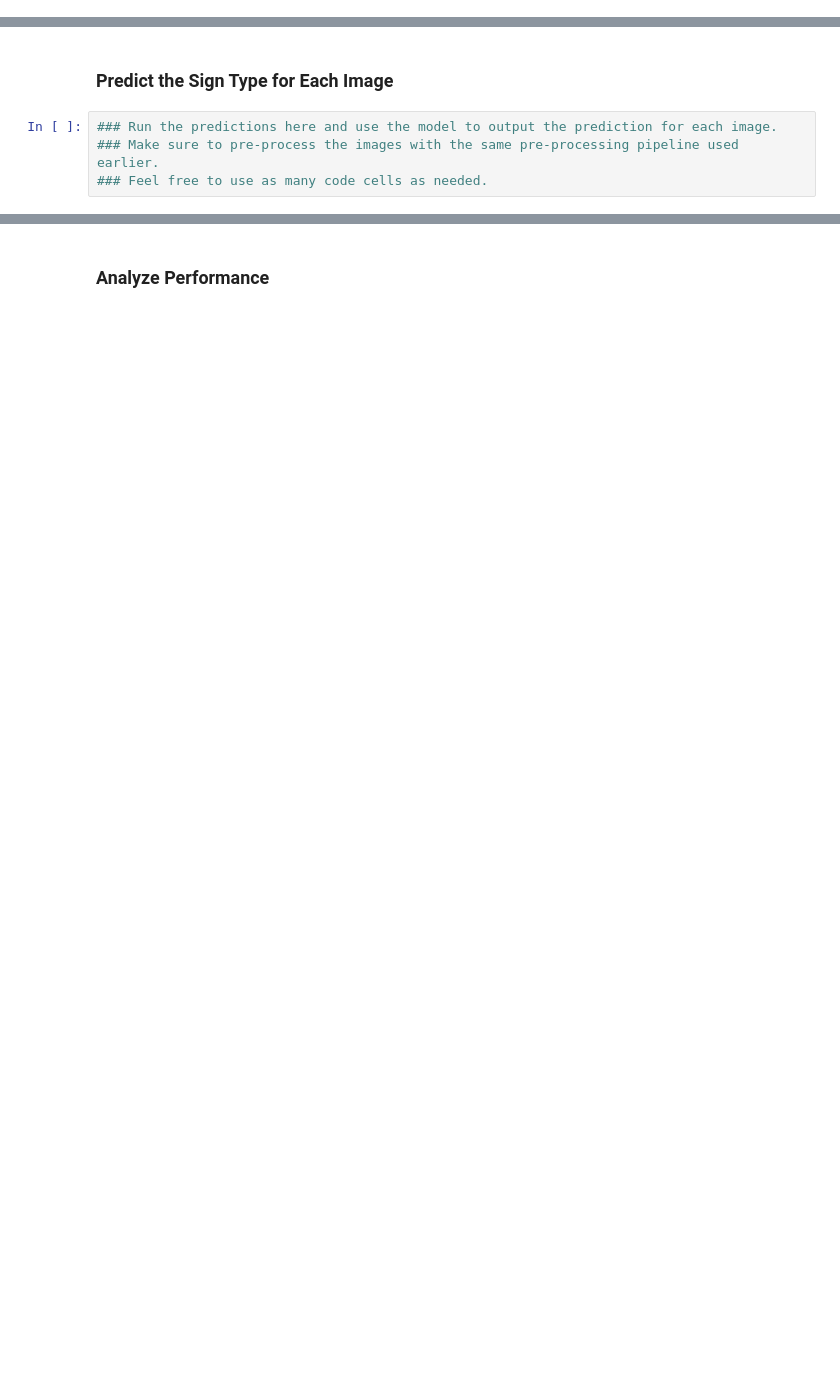
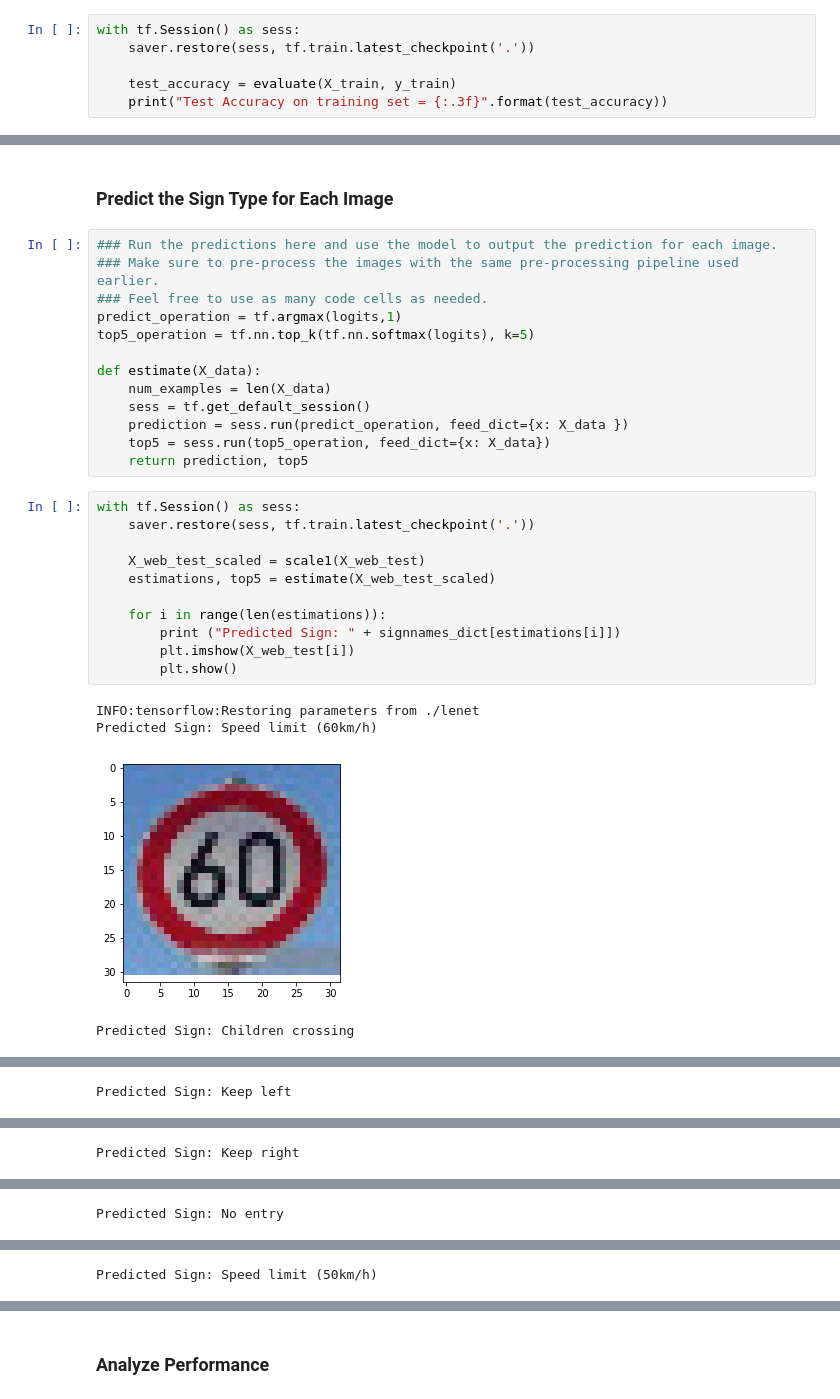
Before and after one commit to a-d-i/TrafficSignClassifier, a Jupyter notebook: Traffic_Sign_Classifier.ipynb, the cells around one changed output, grey strips where cells are left out. Saved outputs shown, nothing was run; the diff lists cells and outputs as text; blank space fills up the shorter version.

```diff
--- a/Traffic_Sign_Classifier.ipynb
+++ b/Traffic_Sign_Classifier.ipynb
@@ -367,0 +349,6 @@ Test Accuracy = 0.932
+# %%
+with tf.Session() as sess:
+    saver.restore(sess, tf.train.latest_checkpoint('.'))
+
+    test_accuracy = evaluate(X_train, y_train)
+    print("Test Accuracy on training set = {:.3f}".format(test_accuracy))
@@ -376,3 +391,28 @@ Test Accuracy = 0.932
 ### Run the predictions here and use the model to output the prediction for each image.
 ### Make sure to pre-process the images with the same pre-processing pipeline used earlier.
 ### Feel free to use as many code cells as needed.
+predict_operation = tf.argmax(logits,1)
+top5_operation = tf.nn.top_k(tf.nn.softmax(logits), k=5)
+
+def estimate(X_data):
+    num_examples = len(X_data)
+    sess = tf.get_default_session()
+    prediction = sess.run(predict_operation, feed_dict={x: X_data })
+    top5 = sess.run(top5_operation, feed_dict={x: X_data})
+    return prediction, top5
+# %%
+with tf.Session() as sess:
+    saver.restore(sess, tf.train.latest_checkpoint('.'))
+
+    X_web_test_scaled = scale1(X_web_test)
+    estimations, top5 = estimate(X_web_test_scaled)
+
+    for i in range(len(estimations)):
+        print ("Predicted Sign: " + signnames_dict[estimations[i]])
+        plt.imshow(X_web_test[i])
+        plt.show()
+# %% [output]
+INFO:tensorflow:Restoring parameters from ./lenet
+Predicted Sign: Speed limit (60km/h)
+[figure, added]
+Predicted Sign: Children crossing
@@ -378,0 +420 @@ Test Accuracy = 0.932
+Predicted Sign: Keep left
@@ -378,0 +422 @@ Test Accuracy = 0.932
+Predicted Sign: Keep right
@@ -378,0 +424 @@ Test Accuracy = 0.932
+Predicted Sign: No entry
@@ -378,0 +426 @@ Test Accuracy = 0.932
+Predicted Sign: Speed limit (50km/h)
```
Also changed, not shown: parts of 24 cells of this notebook.
